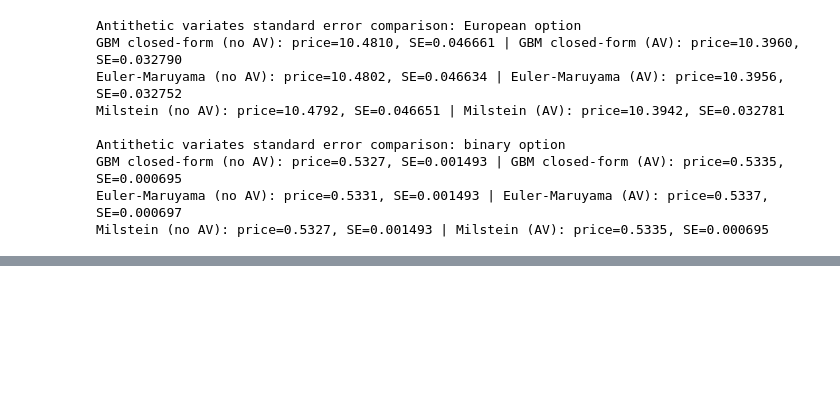
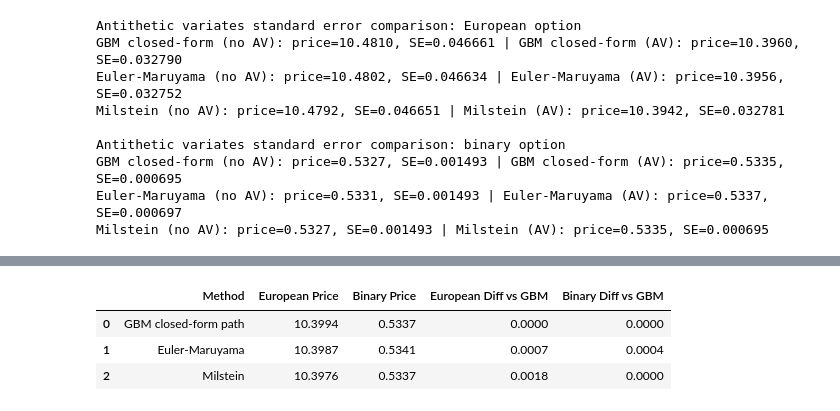
Before and after one commit to xption/CQFLearning, a Jupyter notebook: Exam2/Answer.ipynb, the cells around one changed output, grey strips where cells are left out. Saved outputs shown, nothing was run; the diff lists cells and outputs as text; code cells hidden in the pictures; blank space fills up the shorter version.

```diff
--- a/Exam2/Answer.ipynb
+++ b/Exam2/Answer.ipynb
@@ -307,7 +307,7 @@ display(table)
 
 本节汇总 4.1、4.2、4.3 中分别得到的欧式看涨期权和二元看涨期权价格与标准误差，并比较三种股价模拟方法下的定价结果。为回应题目中 `error analysis and comparisons` 的要求，本节进一步使用 Black-Scholes 欧式看涨公式和 cash-or-nothing binary call 解析公式作为 analytical benchmark，计算每种 Monte Carlo 方法相对解析价格的绝对误差。这里的 Black-Scholes 公式仅作为误差分析基准，不作为题目要求的三种股价模拟方法之一。
 # %%
-baseline_pricing_table = pd.DataFrame(
+initial_parameter_pricing_table = pd.DataFrame(
     [
         ["GBM closed-form path", gbm_euro_price, gbm_euro_se, gbm_binary_price, gbm_binary_se],
         ["Euler-Maruyama", euler_euro_price, euler_euro_se, euler_binary_price, euler_binary_se],
@@ -315,8 +315,8 @@ baseline_pricing_table = pd.DataFrame(
     ],
     columns=["方法", "欧式价格", "欧式SE", "二元价格", "二元SE"],
 )
-baseline_pricing_table = baseline_pricing_table.round({"欧式价格": 4, "欧式SE": 6, "二元价格": 4, "二元SE": 6})
-display(baseline_pricing_table)
+initial_parameter_pricing_table = initial_parameter_pricing_table.round({"欧式价格": 4, "欧式SE": 6, "二元价格": 4, "二元SE": 6})
+display(initial_parameter_pricing_table)
 # %% [output]
 |  | 方法 | 欧式价格 | 欧式SE | 二元价格 | 二元SE |
 | 0 | GBM closed-form path | 10.3994 | 0.046328 | 0.5337 | 0.001493 |
@@ -971,0 +920,13 @@ Milstein (no AV): price=0.5327, SE=0.001493 | Milstein (AV): price=0.5335, SE=0.
+# %%
+method_comparison = initial_parameter_pricing_table[["方法", "欧式价格", "二元价格"]].rename(
+    columns={"方法": "Method", "欧式价格": "European Price", "二元价格": "Binary Price"}
+)
+gbm_row = method_comparison.loc[method_comparison["Method"] == "GBM closed-form path"].iloc[0]
+method_comparison["European Diff vs GBM"] = abs(method_comparison["European Price"] - gbm_row["European Price"])
+method_comparison["Binary Diff vs GBM"] = abs(method_comparison["Binary Price"] - gbm_row["Binary Price"])
+display(method_comparison.round(6))
+# %% [output]
+|  | Method | European Price | Binary Price | European Diff vs GBM | Binary Diff vs GBM |
+| 0 | GBM closed-form path | 10.3994 | 0.5337 | 0.0000 | 0.0000 |
+| 1 | Euler-Maruyama | 10.3987 | 0.5341 | 0.0007 | 0.0004 |
+| 2 | Milstein | 10.3976 | 0.5337 | 0.0018 | 0.0000 |
```
Also changed, not shown: parts of 9 cells of this notebook.
